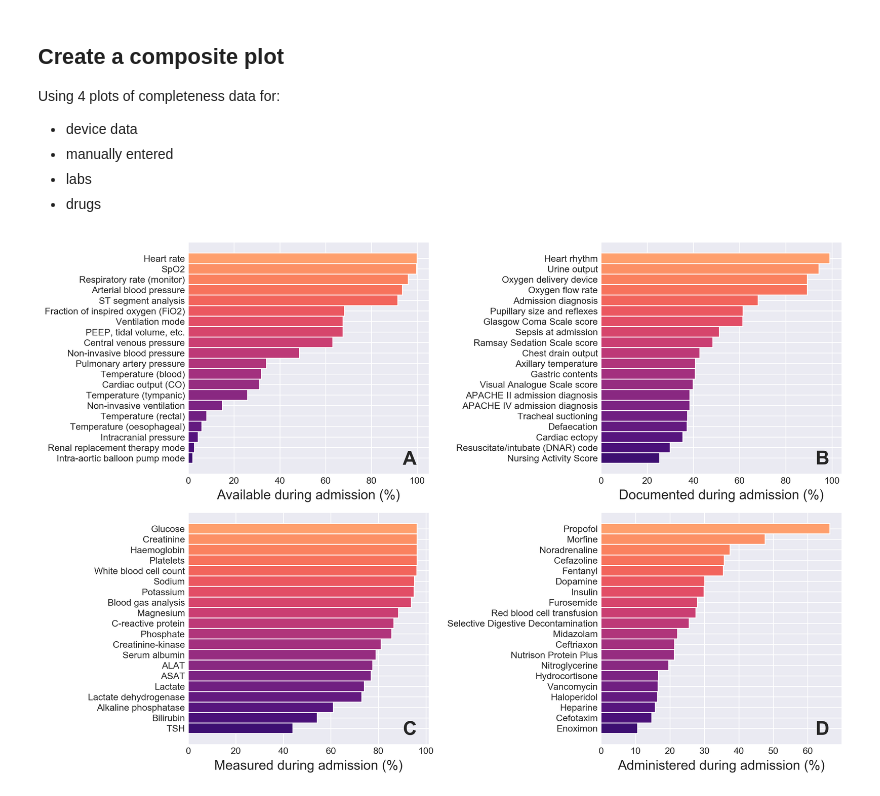
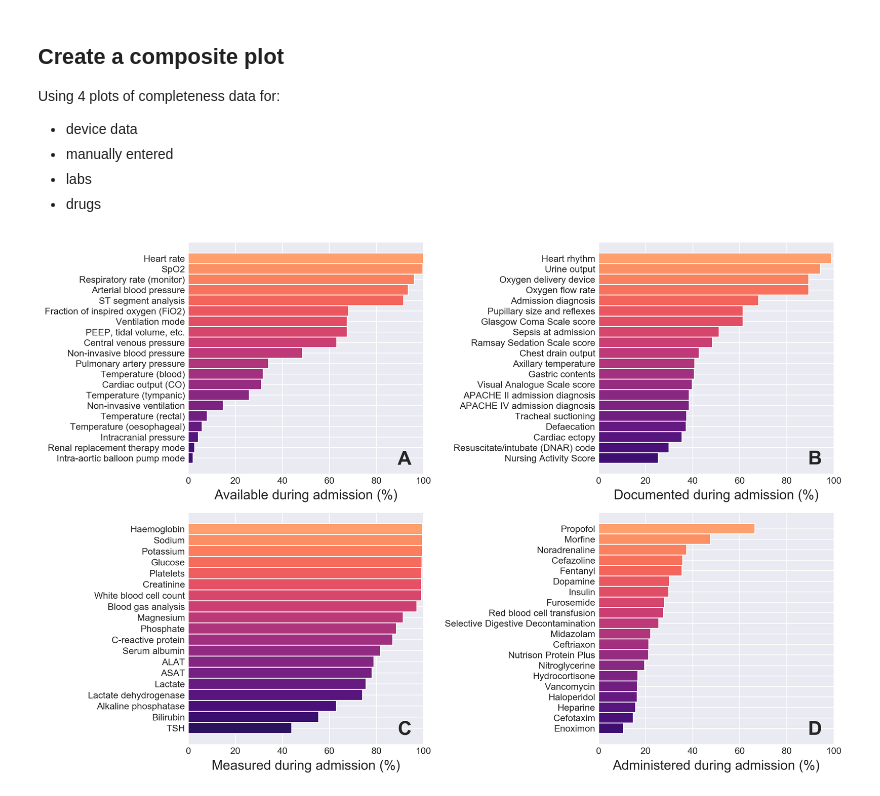
Before and after one commit to AmsterdamUMC/AmsterdamUMCdb, a Jupyter notebook: paper/paper-fig2-data-diversity.ipynb, the cells around one changed output. Cells and saved outputs as stored; diff of their text form; code cells hidden in the pictures.

```diff
--- a/paper/paper-fig2-data-diversity.ipynb
+++ b/paper/paper-fig2-data-diversity.ipynb
@@ -495,0 +655,3 @@ labs_completeness.head(50)
+# %%
+labs_mapped_completeness['completed_pt'] = 100*labs_mapped_completeness['n_admissions_documented']/num_admissions
+labs_mapped_completeness.head(50)
@@ -541,13 +723,13 @@ labs_selection_new_labels
 # %%
 cm = plt.cm.get_cmap('magma')
-color_step = int(255*0.7/len(labs_selection_new_labels.index))
+color_step = int(255*0.7/len(labs_selection_mapped.index))
 colors = cm(range(int(0.80*255),int(0.1*255),-color_step))
 
 fig, ax = plt.subplots(1, 1, figsize=(12,8), constrained_layout=True)
 pos = 0
 color_index = 0
-for index, row in labs_selection_new_labels.iterrows():
-    ax.barh(row['label'], row['completed_pt'], height=1,
+for index, row in labs_selection_mapped.iterrows():
+    ax.barh(row['mapped_item'], row['completed_pt'], height=1,
             color=colors[color_index], ec='white', linewidth=1)
     color_index += 1
 
@@ -714,6 +877,12 @@ Using 4 plots of completeness data for:
 # %%
 #defines all subplots here
 fig, ((ax1, ax2), (ax3, ax4)) = plt.subplots(2, 2, figsize=(12,8), constrained_layout=True)
+
+#sets all x-axes to the same range [0-100]
+ax1.set_xlim(0,100)
+ax2.set_xlim(0,100)
+ax3.set_xlim(0,100)
+ax4.set_xlim(0,100)
 
 #Device data:
 cm = plt.cm.get_cmap('magma')
@@ -753,13 +922,13 @@ ax2.text(0.95, 0.1, 'B', transform=ax2.transAxes, fontsize='xx-large', fontweigh
 
 #labs:
 cm = plt.cm.get_cmap('magma')
-color_step = int(255*0.7/len(labs_selection_new_labels.index))
+color_step = int(255*0.7/len(labs_selection_mapped.index))
 colors = cm(range(int(0.80*255),int(0.1*255),-color_step))
 
 pos = 0
 color_index = 0
-for index, row in labs_selection_new_labels.iterrows():
-    ax3.barh(row['label'], row['completed_pt'], height=1,
+for index, row in labs_selection_mapped.iterrows():
+    ax3.barh(row['mapped_item'], row['completed_pt'], height=1,
             color=colors[color_index], ec='white', linewidth=1)
     color_index += 1
 
@@ -768,31 +937,31 @@ ax3.xaxis.set_major_formatter(mpl.ticker.StrMethodFormatter('{x:,.0f}'))
 ax3.set_xlabel('Measured during admission (%)', fontsize='large')
 ax3.tick_params(axis='both', labelsize='small')
 ax3.text(0.95, 0.1, 'C', transform=ax3.transAxes, fontsize='xx-large', fontweight='bold', va='top', ha='right')
 
 #drugs:
 cm = plt.cm.get_cmap('magma')
 color_step = int(255*0.7/len(drugs_selection_new_labels.index))
 colors = cm(range(int(0.80*255),int(0.1*255),-color_step))
 
 pos = 0
 color_index = 0
 for index, row in drugs_selection_new_labels.iterrows():
     ax4.barh(row['label'], row['completed_pt'], height=1,
             color=colors[color_index], ec='white', linewidth=1)
     color_index += 1
 
 ax4.invert_yaxis()
 ax4.xaxis.set_major_formatter(mpl.ticker.StrMethodFormatter('{x:,.0f}'))
 ax4.set_xlabel('Administered during admission (%)', fontsize='large')
 ax4.tick_params(axis='both', labelsize='small')
 ax4.text(0.95, 0.1, 'D', transform=ax4.transAxes, fontsize='xx-large', fontweight='bold', va='top', ha='right')
 
 formats = ['png']
 for format in formats:
     filename = 'fig2.{}'.format(format)
     fig.savefig(filename, format=format, dpi=fig.dpi, bbox_inches='tight')
 
 plt.close() #prevents the display of the plot using display rendering
 Image(filename=filename)
 # %% [output]
-[figure, old version]
+[figure, new version]
```
Also changed, not shown: parts of 9 cells of this notebook, 19 other files.
